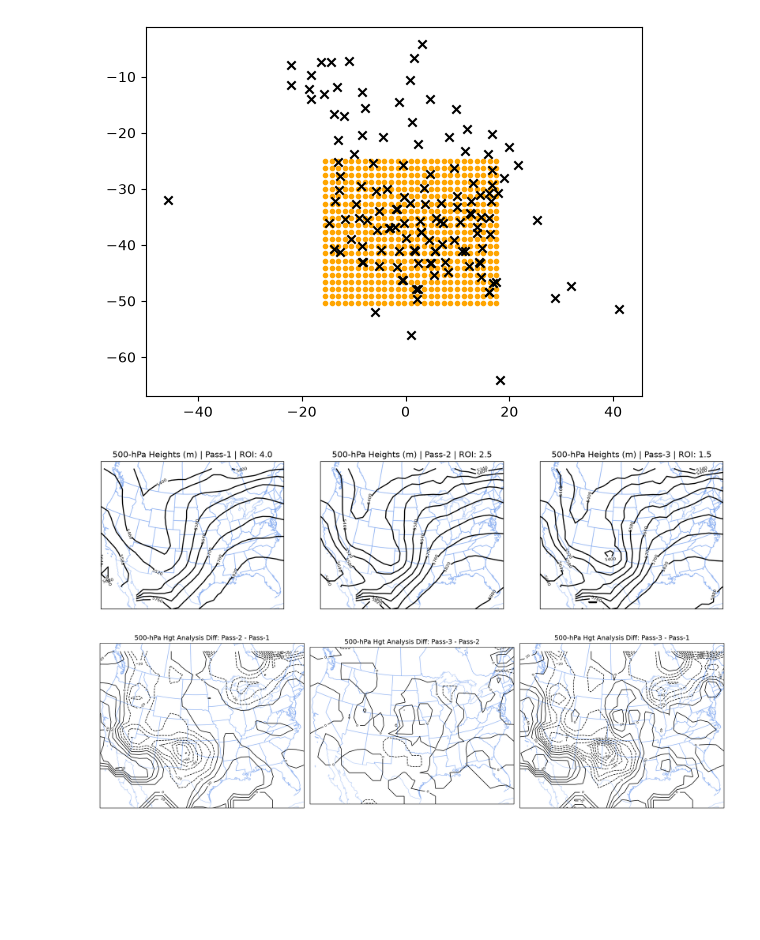
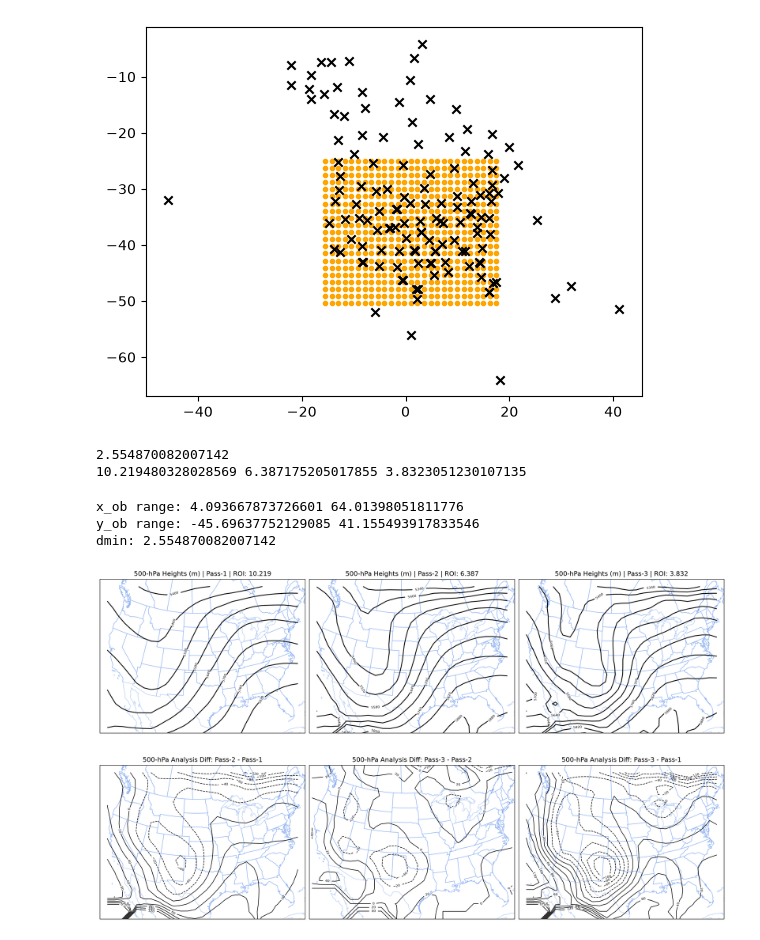
Before and after one commit to kylejgillett/ATSC528, a Jupyter notebook: 3-Successive_Corrections/successive_corrections.ipynb, the cells around one changed output. Drawn from its saved outputs; the diff is of its cells as text; code cells hidden in the pictures; blank space fills up the shorter version.

Commit message:
correct dmin calculation

```diff
--- a/3-Successive_Corrections/successive_corrections.ipynb
+++ b/3-Successive_Corrections/successive_corrections.ipynb
@@ -145,10 +145,31 @@ plt.scatter(y_ob, -x_ob, marker='x', color='k')
 ### Perform 500mb geopotential height analyses using a Cressman weighting Function###
 #Use radii of influence 4, 2.5, 1.5 *dmin
 
-dmin = 1.27
+pt_distances = []
+
+for i in range(len(x_ob)):
+    dist = np.sqrt((x_ob - x_ob[i])**2 + (y_ob - y_ob[i])**2)
+    dist[i] = np.inf
+    pt_distances.append(np.min(dist))
+
+dmin = np.mean(pt_distances)
 roi_1 = 4.0 * dmin
 roi_2 = 2.5 * dmin
 roi_3 = 1.5 * dmin
+
+print(dmin)
+print(roi_1, roi_2, roi_3)
+# %% [output]
+2.554870082007142
+10.219480328028569 6.387175205017855 3.8323051230107135
+# %%
+print("x_ob range:", np.min(x_ob), np.max(x_ob))
+print("y_ob range:", np.min(y_ob), np.max(y_ob))
+print("dmin:", dmin)
+# %% [output]
+x_ob range: 4.093667873726601 64.01398051811776
+y_ob range: -45.69637752129085 41.155493917833546
+dmin: 2.554870082007142
 # %%
 ######## PASS 1 ########
 analysis_pts_1, number_of_obs_1 = cressman_analysis(x_ob, y_ob, raw_500s, x_grid, y_grid, roi_1)
@@ -204,13 +225,13 @@ lat = np.rad2deg(phi)
 globe = ccrs.Globe(ellipse=None, semimajor_axis=rho, semiminor_axis=rho)
 proj = ccrs.Stereographic(central_longitude=-100, central_latitude=90, true_scale_latitude=60, globe=globe)
 
-fig, axes = plt.subplots(1,3, figsize=(16,8), dpi=200, subplot_kw={'projection':proj})
+fig, axes = plt.subplots(1,3, figsize=(16,8), dpi=200, subplot_kw={'projection':proj}, constrained_layout=True)
 
 #fig = plt.figure(figsize=(8,8),dpi=200)
 #ax1 = fig.add_subplot(111,projection=proj)
 
 analysis_data = [analysis_pts_1, analysis_pts_2, analysis_pts_3]
-rois = ["Pass-1 | ROI: 4.0", "Pass-2 | ROI: 2.5", "Pass-3 | ROI: 1.5"]
+rois = [f"Pass-1 | ROI: {np.round(roi_1,3)}", f"Pass-2 | ROI: {np.round(roi_2,3)}", f"Pass-3 | ROI: {np.round(roi_3,3)}"]
 
 for i in range(0,3):
     axes[i].add_feature(cfeature.STATES, edgecolor='cornflowerblue', alpha=0.4)
@@ -218,34 +239,35 @@ for i in range(0,3):
     cs1 = axes[i].contour(lon,lat,analysis_data[i],colors='k', levels=np.arange(0,8000,60),transform=ccrs.PlateCarree())
     plt.clabel(cs1,levels=np.arange(0,8000,60), fontsize=6)
     axes[i].set_title(f"500-hPa Heights (m) | {rois[i]}")
+    axes[i].set_box_aspect(0.75)
 
 plt.show()
 # %% [output]
-[figure, old version]
+[figure, new version]
 # %%
 ### Plot Analysis Differences ###
 globe = ccrs.Globe(ellipse=None, semimajor_axis=rho, semiminor_axis=rho)
 proj = ccrs.Stereographic(central_longitude=-100, central_latitude=90, true_scale_latitude=60, globe=globe)
 
-fig, axes = plt.subplots(1,3, figsize=(16,6), dpi=200, subplot_kw={'projection':proj})
+fig, axes = plt.subplots(1,3, figsize=(16,6), dpi=200, subplot_kw={'projection':proj}, constrained_layout=True)
 
 #fig = plt.figure(figsize=(8,8),dpi=200)
 #ax1 = fig.add_subplot(111,projection=proj)
 
 analysis_data = [analysis_diff_21, analysis_diff_32, analysis_diff_31]
 rois = ["Pass-2 - Pass-1", "Pass-3 - Pass-2", "Pass-3 - Pass-1"]
 
 for i in range(0,3):
     axes[i].add_feature(cfeature.STATES, edgecolor='cornflowerblue', alpha=0.4)
     axes[i].add_feature(cfeature.COASTLINE, edgecolor='cornflowerblue', alpha=0.4)
-    cs1 = axes[i].contour(lon,lat,analysis_data[i], colors='k', levels=np.arange(-120, 121, 10), transform=ccrs.PlateCarree(), linewidths=1)
+    cs1 = axes[i].contour(lon,lat,analysis_data[i], colors='k', levels=np.arange(-120, 121, 20), transform=ccrs.PlateCarree(), linewidths=1)
     plt.clabel(cs1,levels=np.arange(-120, 121, 20), fontsize=6)
-    axes[i].set_title(f"500-hPa Hgt Analysis Diff: {rois[i]}")
+    axes[i].set_title(f"500-hPa Analysis Diff: {rois[i]}")
+    axes[i].set_box_aspect(0.75)
 
-plt.tight_layout()
 plt.show()
 # %% [output]
-[figure, old version]
+[figure, new version]
 # %%
 ### Store the analyses in text files ###
 # %%
```
